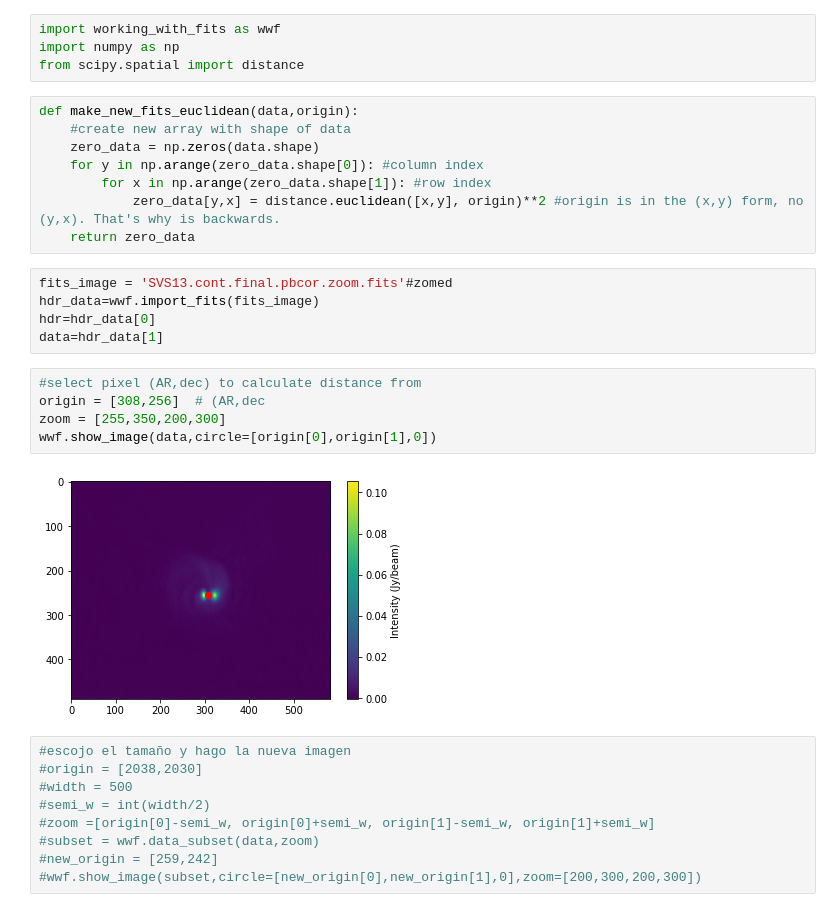
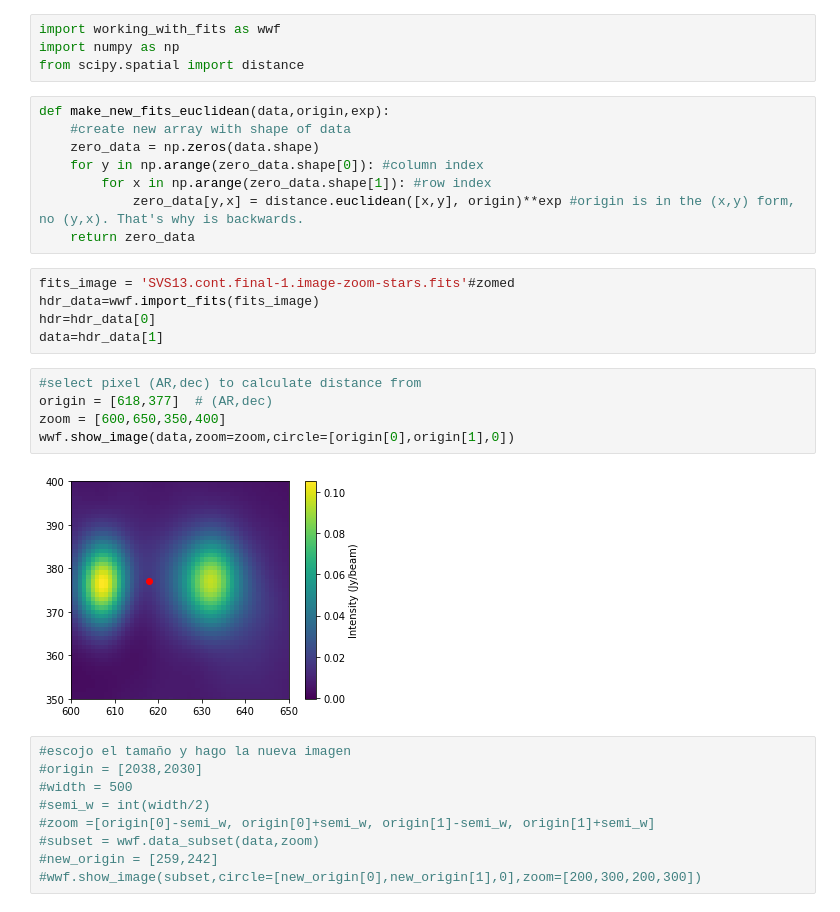
Before and after one commit to IAA-CSIC/dragom, a Jupyter notebook: Show spirals.ipynb, the cells around one changed output. Cells and saved outputs as stored; diff of their text form.

```diff
--- a/Show spirals.ipynb
+++ b/Show spirals.ipynb
@@ -3,25 +3,25 @@ import working_with_fits as wwf
 import numpy as np
 from scipy.spatial import distance
 # %%
-def make_new_fits_euclidean(data,origin):
+def make_new_fits_euclidean(data,origin,exp):
     #create new array with shape of data
     zero_data = np.zeros(data.shape)
     for y in np.arange(zero_data.shape[0]): #column index
         for x in np.arange(zero_data.shape[1]): #row index
-            zero_data[y,x] = distance.euclidean([x,y], origin)**2 #origin is in the (x,y) form, no (y,x). That's why is backwards.
+            zero_data[y,x] = distance.euclidean([x,y], origin)**exp #origin is in the (x,y) form, no (y,x). That's why is backwards.
     return zero_data
 # %%
-fits_image = 'SVS13.cont.final.pbcor.zoom.fits'#zomed
+fits_image = 'SVS13.cont.final-1.image-zoom-stars.fits'#zomed
 hdr_data=wwf.import_fits(fits_image)
 hdr=hdr_data[0]
 data=hdr_data[1]
 # %%
 #select pixel (AR,dec) to calculate distance from
-origin = [308,256]  # (AR,dec
-zoom = [255,350,200,300]
-wwf.show_image(data,circle=[origin[0],origin[1],0])
+origin = [618,377]  # (AR,dec)
+zoom = [600,650,350,400]
+wwf.show_image(data,zoom=zoom,circle=[origin[0],origin[1],0])
 # %% [output]
-[figure, old version]
+[figure, new version]
 # %%
 #escojo el tamaño y hago la nueva imagen
 #origin = [2038,2030]
```
Also changed, not shown: parts of 3 cells of this notebook.
